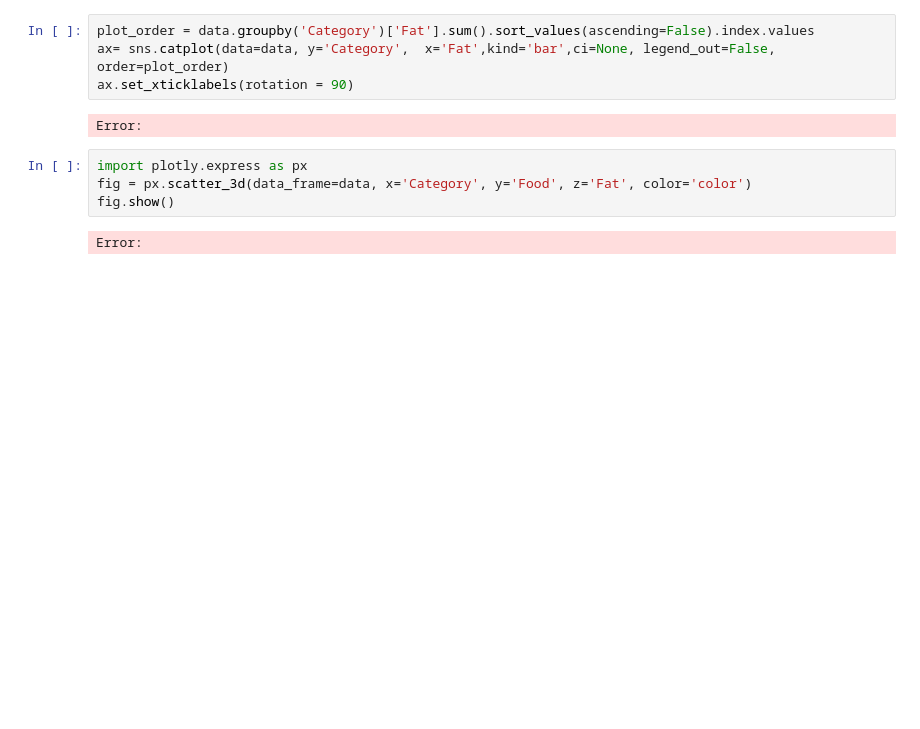
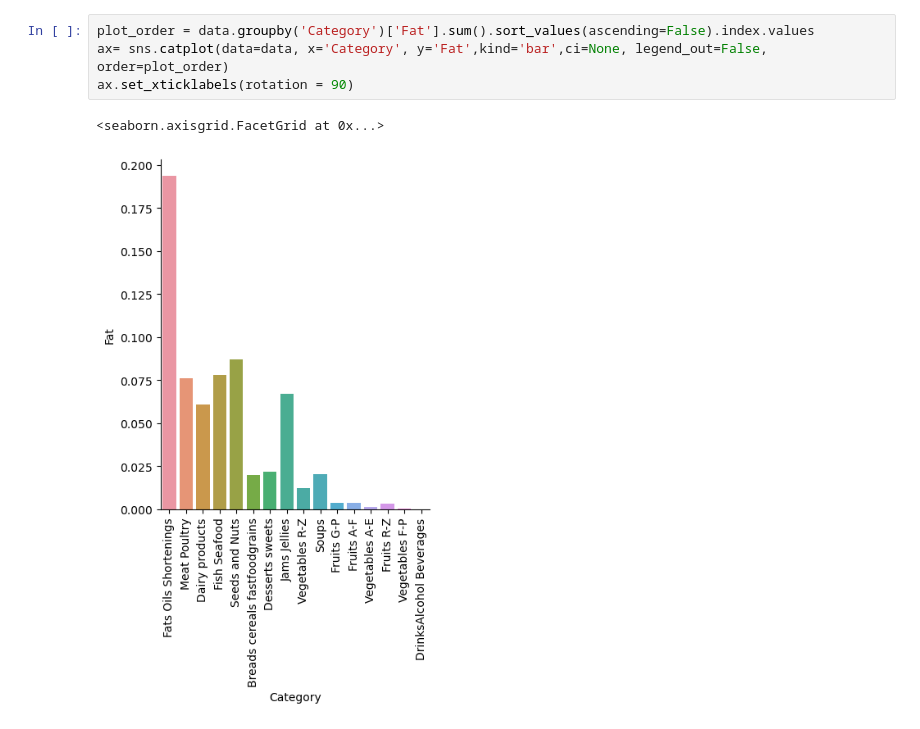
Before and after one commit to Rawanawh/Nutrition-facts-analysis, a Jupyter notebook: Nutrition project.ipynb, the cells around one changed output. Drawn from its saved outputs; the diff is of its cells as text; blank space fills up the shorter version.

```diff
--- a/Nutrition project.ipynb
+++ b/Nutrition project.ipynb
@@ -214,12 +228,7 @@ Error:
 # %%
 plot_order = data.groupby('Category')['Fat'].sum().sort_values(ascending=False).index.values
-ax= sns.catplot(data=data, y='Category',  x='Fat',kind='bar',ci=None, legend_out=False, order=plot_order)
+ax= sns.catplot(data=data, x='Category', y='Fat',kind='bar',ci=None, legend_out=False, order=plot_order)
 ax.set_xticklabels(rotation = 90)
 # %% [output]
-Error:
+<seaborn.axisgrid.FacetGrid at 0x...>
+[figure, added]
-# %%
-import plotly.express as px
-fig = px.scatter_3d(data_frame=data, x='Category', y='Food', z='Fat', color='color')
-fig.show()
-# %% [output]
-Error:
```
Also changed, not shown: parts of 45 cells of this notebook.
